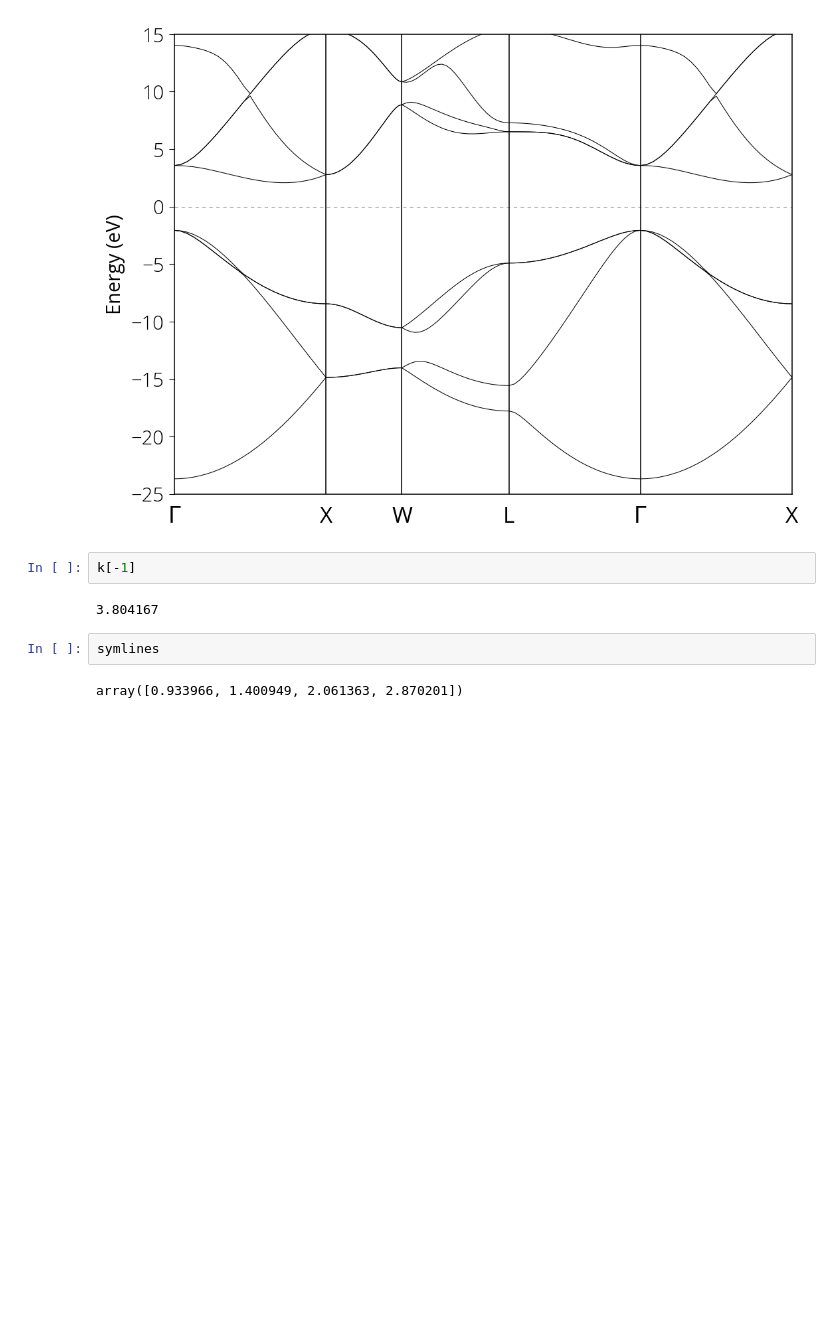
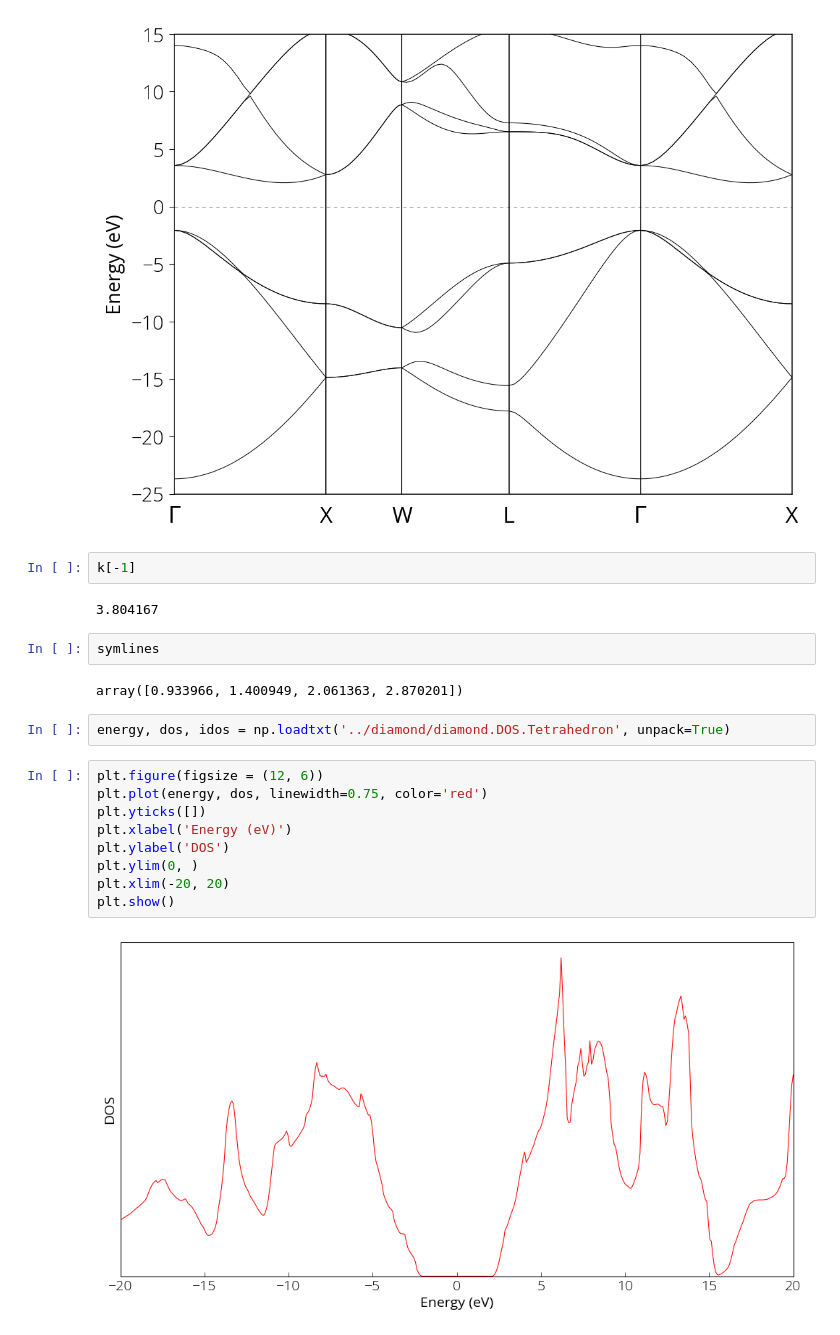
Before and after one commit to pranabdas/openmx, a Jupyter notebook: src/notebooks/silicon_diamond_bands.ipynb, the cells around one changed output. Saved outputs shown, nothing was run; the diff lists cells and outputs as text; blank space fills up the shorter version.

Commit message:
• Setup updated with OpenMX 3.9.3 • DOS calculation for diamond • DFT+U calculation for NiO • Resource page added • Other minor edits

```diff
--- a/src/notebooks/silicon_diamond_bands.ipynb
+++ b/src/notebooks/silicon_diamond_bands.ipynb
@@ -132,3 +132,16 @@ k[-1]
 symlines
 # %% [output]
 array([0.933966, 1.400949, 2.061363, 2.870201])
+# %%
+energy, dos, idos = np.loadtxt('../diamond/diamond.DOS.Tetrahedron', unpack=True)
+# %%
+plt.figure(figsize = (12, 6))
+plt.plot(energy, dos, linewidth=0.75, color='red')
+plt.yticks([])
+plt.xlabel('Energy (eV)')
+plt.ylabel('DOS')
+plt.ylim(0, )
+plt.xlim(-20, 20)
+plt.show()
+# %% [output]
+[figure, added]
```
Also changed, not shown: 18 other files.
